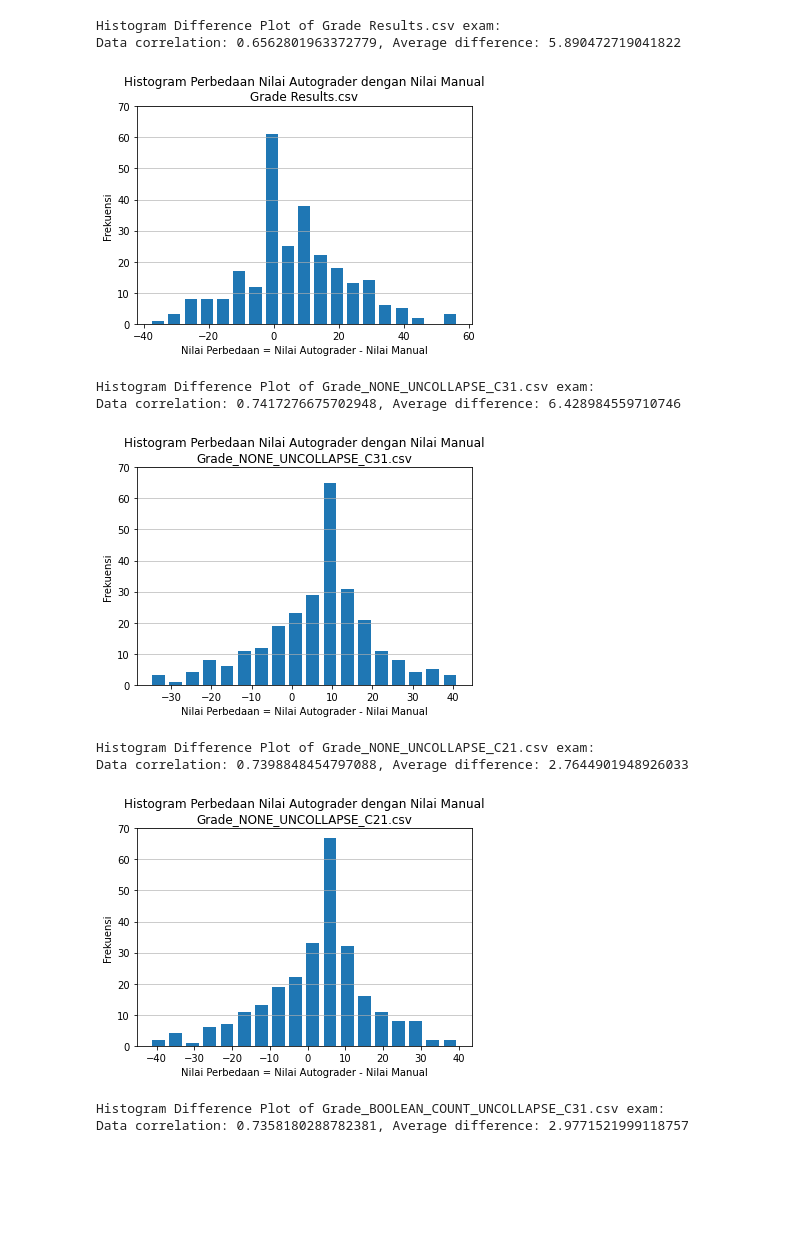
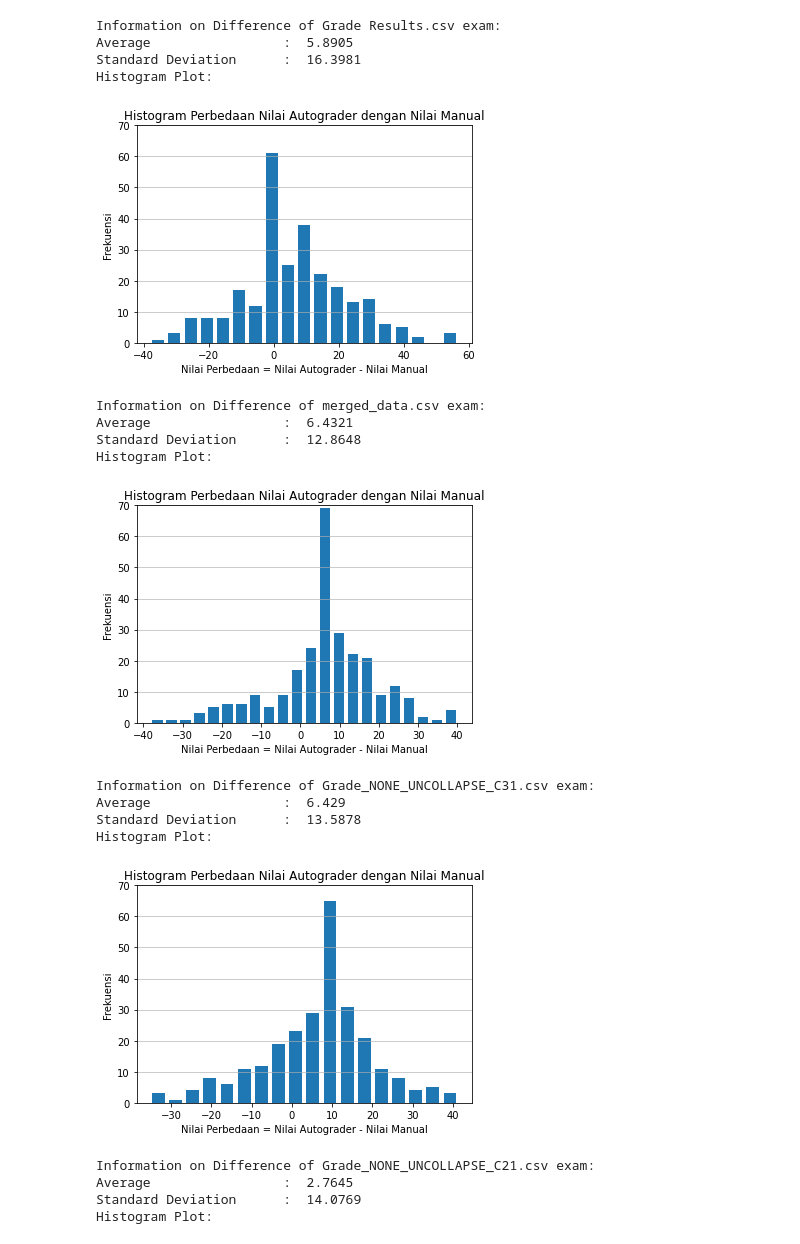
Before and after one commit to muhammadhasan01/notal-autograder, a Jupyter notebook: data/kamal_visualization.ipynb, the cells around one changed output. Saved outputs shown, nothing was run; the diff lists cells and outputs as text; code cells hidden in the pictures; blank space fills up the shorter version.

```diff
--- a/data/kamal_visualization.ipynb
+++ b/data/kamal_visualization.ipynb
@@ -100,10 +113,13 @@ def confusion_matrix_plot(name, df):
     cat_Y = pd.cut(df[Y_AXIS], bins=bins, labels=labels)
     categorized_grade = pd.concat([cat_X, cat_Y], axis=1)
 
-    cm = confusion_matrix(categorized_grade[X_AXIS], categorized_grade[Y_AXIS], labels=labels)
+#     cm = confusion_matrix(categorized_grade[X_AXIS], categorized_grade[Y_AXIS], labels=labels)
+    cm = confusion_matrix(categorized_grade[Y_AXIS], categorized_grade[X_AXIS], labels=labels)
     disp = ConfusionMatrixDisplay(confusion_matrix=cm, display_labels=labels)
     fig, ax = plt.subplots(figsize=(10, 8), dpi=60)
-    ax.set_title(f'Confusion Matrix Perbandingan Hasil Penilaian Menggunakan Sistem Autograder\n dan Hasil Penilaian Manual oleh Pendidik\n{name}')
+#     ax.set_title(f'Confusion Matrix Perbandingan Hasil Penilaian Menggunakan Sistem Autograder\n dan Hasil Penilaian Manual oleh Pendidik\n{name}')
+
+    ax.set_title(f'Confusion Matrix Perbandingan Hasil Penilaian Autograder\n dan Hasil Penilaian Manual')
     disp.plot(ax=ax)
     disp.ax_.set(xlabel=X_AXIS, ylabel=Y_AXIS)
     plt.show()
@@ -112,7 +128,8 @@ def confusion_matrix_plot(name, df):
 def histogram_dif_plot(name, df):
     n, bins, patches = plt.hist(x=df, bins='auto', rwidth=0.75)
     plt.grid(axis='y', alpha=0.80)
-    plt.title(f'Histogram Perbedaan Nilai Autograder dengan Nilai Manual\n{name}')
+#     plt.title(f'Histogram Perbedaan Nilai Autograder dengan Nilai Manual\n{name}')
+    plt.title(f'Histogram Perbedaan Nilai Autograder dengan Nilai Manual')
     plt.xlabel('Nilai Perbedaan = Nilai Autograder - Nilai Manual')
     plt.ylabel('Frekuensi')
     maxfreq = n.max()
@@ -203,7 +216,7 @@ vis = {}
 for name, count in top_name:
     if count not in vis:
         vis[count] = 0
-    if vis[count] >= 3:
+    if vis[count] >= 20:
         continue
     print(f'{name}: {count}')
     for exam, corr in all_correls[name].items():
@@ -233,10 +246,14 @@ UTS IB: 0.10174004256651528
 # for name, df in dataframes.items():
 #     print(f'MAE (Mean Absolute Error) of dataframe {name} exam: {mae(df)}')
 
-maes = []
-for name, df in dataframes.items():
-    maes.append((mae(df), name))
-maes.sort()
-for mae, name in maes:
-    print(f'{name}: {mae}')
+# maes = []
+# for name, df in dataframes.items():
+#     maes.append((mae(df), name))
+# maes.sort()
+# for mae, name in maes:
+#     print(f'{name}: {mae}')
+
+for _, name in [(all_correls[SENDJAJA]['All'], SENDJAJA)] + correls[:10]:
+    df = dataframes[name]
+    print(f'{name: <45}: {round(mae(df), 4)}')
 # %% [output]
@@ -304,19 +315,30 @@ Confusion Matrix Plot of Grade_BOOLEAN_COUNT_UNCOLLAPSE_C21.csv exam:
 # %%
 # Show Histogram Difference Plot
 for corr, name in [(all_correls[SENDJAJA]['All'], SENDJAJA)] + correls[:10]:
     df = dataframes[name]
-    print(f'Histogram Difference Plot of {name} exam:')
-    print(f'Data correlation: {corr}, Average difference: {np.average(df[X_AXIS] - df[Y_AXIS])}')
-    histogram_dif_plot(name, df[X_AXIS] - df[Y_AXIS])
+    print(f'Information on Difference of {name} exam:')
+    df_dif = df[X_AXIS] - df[Y_AXIS]
+    print('Average \t\t: ', round(df_dif.mean(), 4))
+    print('Standard Deviation\t: ', round(df_dif.std(), 4))
+    print('Histogram Plot:')
+    histogram_dif_plot(name, df_dif)
 # %% [output]
-Histogram Difference Plot of Grade Results.csv exam:
-Data correlation: 0.6562801963372779, Average difference: 5.890472719041822
+Information on Difference of Grade Results.csv exam:
+Average                 :  5.8905
+Standard Deviation      :  16.3981
+Histogram Plot:
-[figure, old version]
+[figure, new version]
-Histogram Difference Plot of Grade_NONE_UNCOLLAPSE_C31.csv exam:
-Data correlation: 0.7417276675702948, Average difference: 6.428984559710746
+Information on Difference of merged_data.csv exam:
+Average                 :  6.4321
+Standard Deviation      :  12.8648
+Histogram Plot:
-[figure, old version]
+[figure, new version]
-Histogram Difference Plot of Grade_NONE_UNCOLLAPSE_C21.csv exam:
-Data correlation: 0.7398848454797088, Average difference: 2.7644901948926033
+Information on Difference of Grade_NONE_UNCOLLAPSE_C31.csv exam:
+Average                 :  6.429
+Standard Deviation      :  13.5878
+Histogram Plot:
-[figure, old version]
+[figure, new version]
-Histogram Difference Plot of Grade_BOOLEAN_COUNT_UNCOLLAPSE_C31.csv exam:
-Data correlation: 0.7358180288782381, Average difference: 2.9771521999118757
+Information on Difference of Grade_NONE_UNCOLLAPSE_C21.csv exam:
+Average                 :  2.7645
+Standard Deviation      :  14.0769
+Histogram Plot:
```
Also changed, not shown: parts of 10 cells of this notebook, 6 other files.
